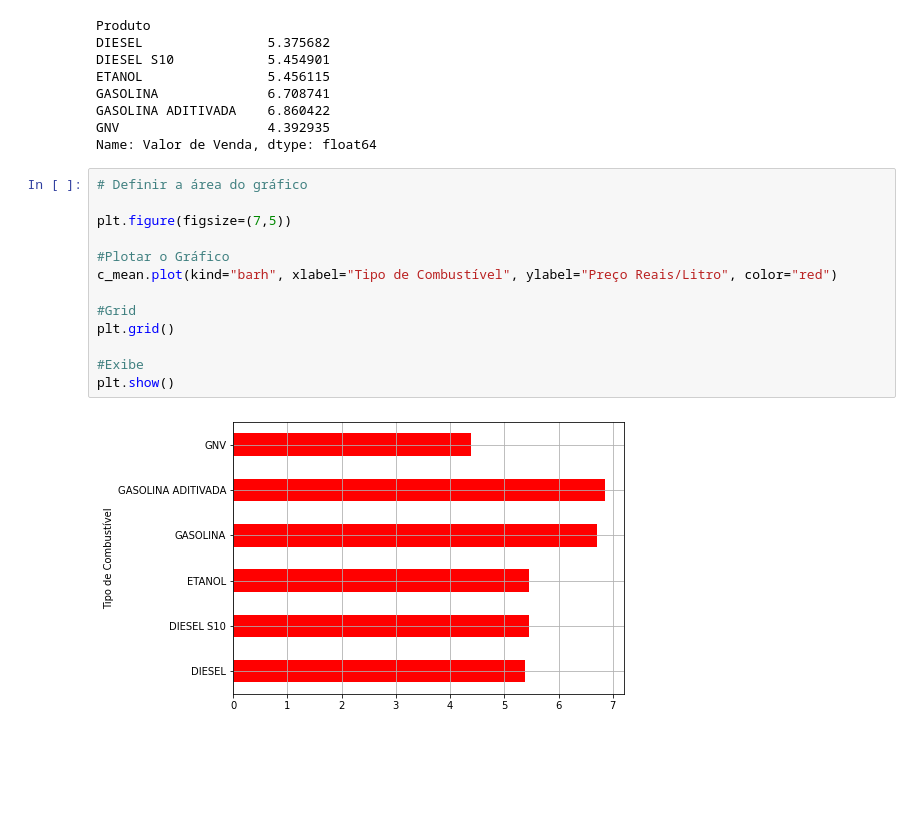
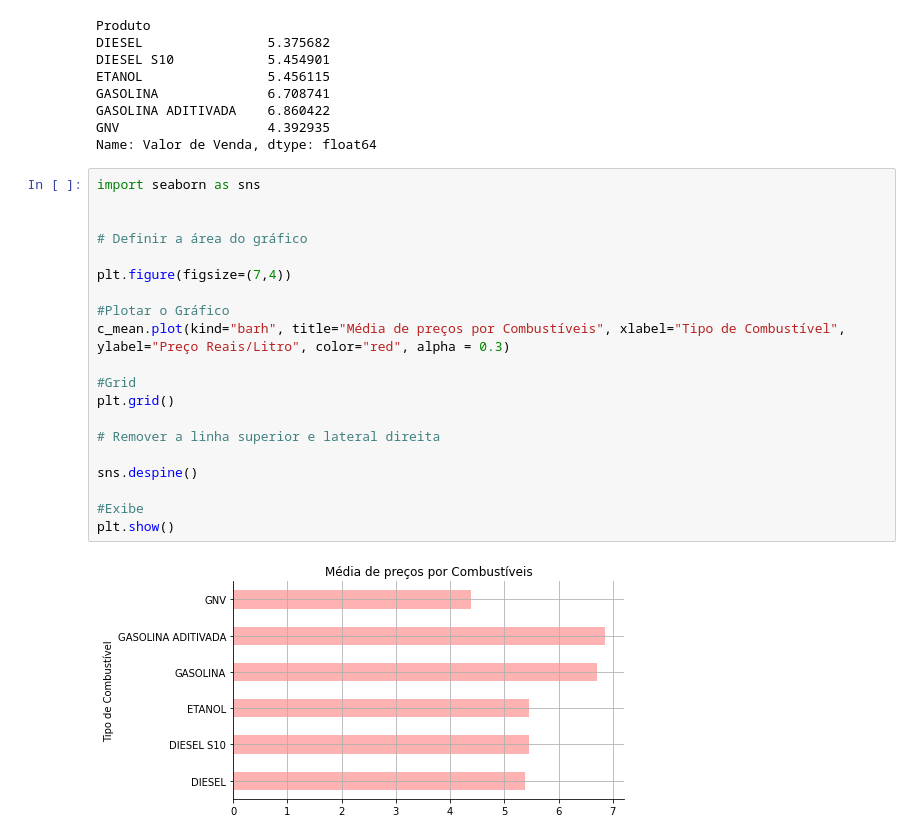
Before and after one commit to eduardoabdalla/curso-pythonpanda-extensao, a Jupyter notebook: Segundo_Exemplo_em_Python_PANDAS.ipynb, the cells around one changed output. Saved outputs shown, nothing was run; the diff lists cells and outputs as text; blank space fills up the shorter version.

```diff
--- a/Segundo_Exemplo_em_Python_PANDAS.ipynb
+++ b/Segundo_Exemplo_em_Python_PANDAS.ipynb
@@ -330,17 +330,24 @@ GASOLINA ADITIVADA    6.860422
 GNV                   4.392935
 Name: Valor de Venda, dtype: float64
 # %%
+import seaborn as sns
+
+
 # Definir a área do gráfico
 
-plt.figure(figsize=(7,5))
+plt.figure(figsize=(7,4))
 
 #Plotar o Gráfico
-c_mean.plot(kind="barh", xlabel="Tipo de Combustível", ylabel="Preço Reais/Litro", color="red")
+c_mean.plot(kind="barh", title="Média de preços por Combustíveis", xlabel="Tipo de Combustível", ylabel="Preço Reais/Litro", color="red", alpha = 0.3)
 
 #Grid
 plt.grid()
 
+# Remover a linha superior e lateral direita
+
+sns.despine()
+
 #Exibe
 plt.show()
 # %% [output]
-[figure, old version]
+[figure, new version]
```
